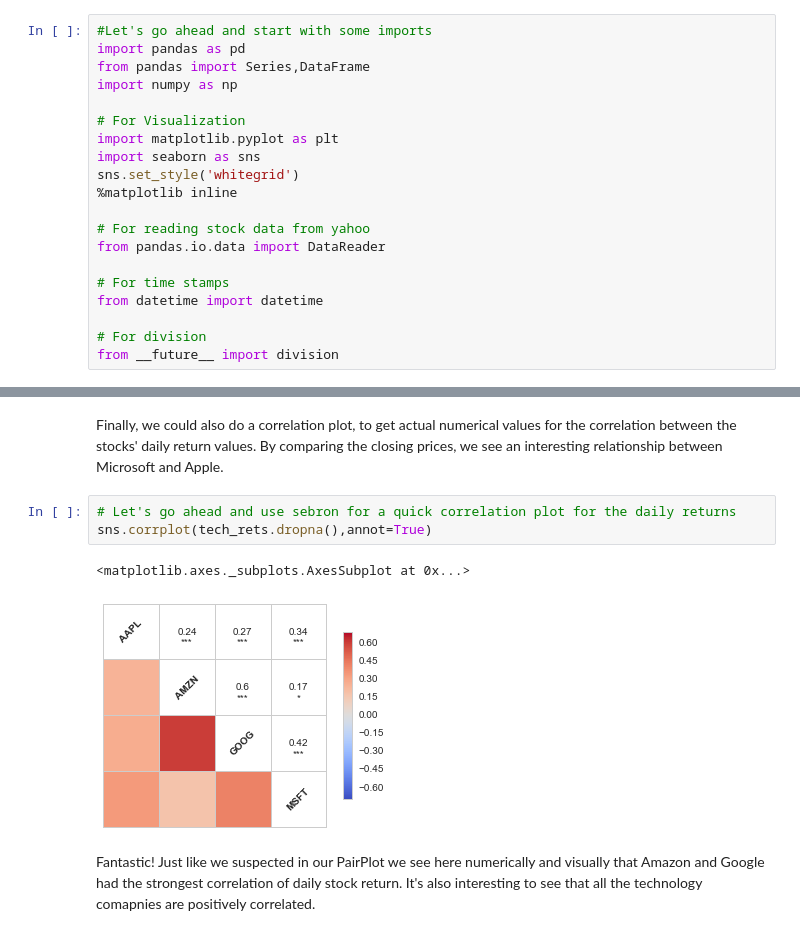
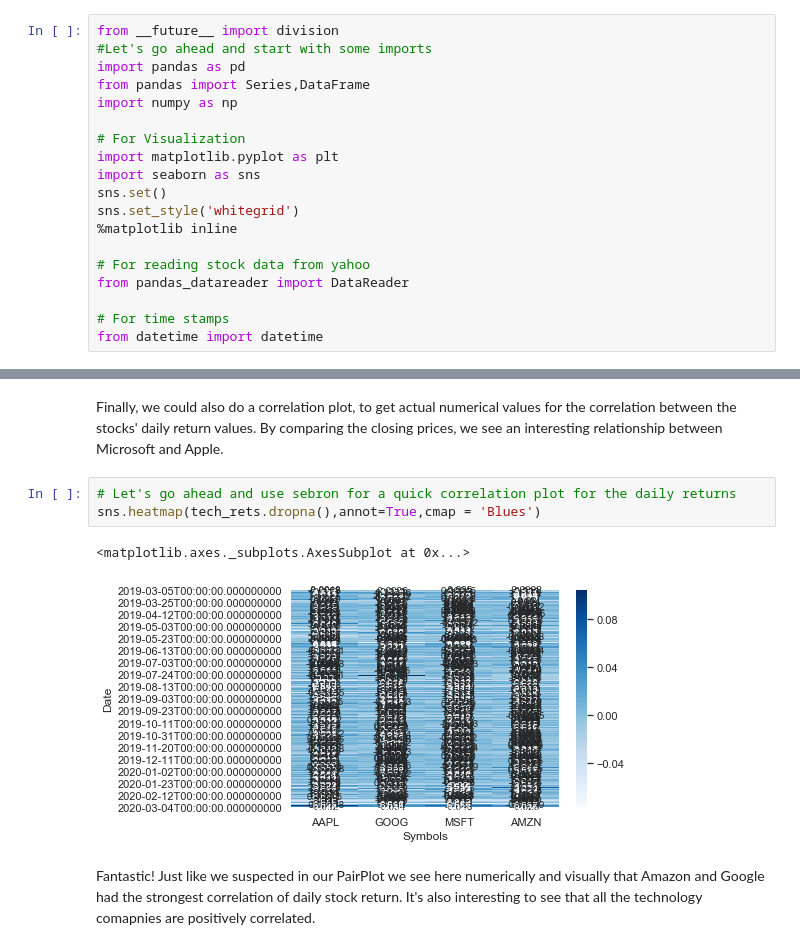
Before and after one commit to Redfield-h/Data-Analysis-project, a Jupyter notebook: stock-project/股票市场分析实战.ipynb, the cells around one changed output, grey strips where cells are left out. Drawn from its saved outputs; the diff is of its cells as text.

```diff
--- a/stock-project/股票市场分析实战.ipynb
+++ b/stock-project/股票市场分析实战.ipynb
@@ -19,4 +19,5 @@ In this section we'll go over how to handle requesting stock information with pa
 # %%
+from __future__ import division
 #Let's go ahead and start with some imports
 import pandas as pd
 from pandas import Series,DataFrame
@@ -25,14 +26,12 @@ import numpy as np
 # For Visualization
 import matplotlib.pyplot as plt
 import seaborn as sns
+sns.set()
 sns.set_style('whitegrid')
 %matplotlib inline
 
 # For reading stock data from yahoo
-from pandas.io.data import DataReader
+from pandas_datareader import DataReader
 
 # For time stamps
 from datetime import datetime
-
-# For division
-from __future__ import division
@@ -235,10 +227,10 @@ returns_fig.map_diag(plt.hist,bins=30)
 Finally, we could also do a correlation plot, to get actual numerical values for the correlation between the stocks' daily return values. By comparing the closing prices, we see an interesting relationship between Microsoft and Apple.
 # %%
 # Let's go ahead and use sebron for a quick correlation plot for the daily returns
-sns.corrplot(tech_rets.dropna(),annot=True)
+sns.heatmap(tech_rets.dropna(),annot=True,cmap = 'Blues')
 # %% [output]
 <matplotlib.axes._subplots.AxesSubplot at 0x...>
-[figure, old version]
+[figure, new version]
 # %% [markdown]
 Fantastic! Just like we suspected in our PairPlot we see here numerically and visually that Amazon and Google had the strongest correlation of daily stock return. It's also interesting to see that all the technology comapnies are positively correlated.
 # %% [markdown]
```
Also changed, not shown: parts of 58 cells of this notebook.
